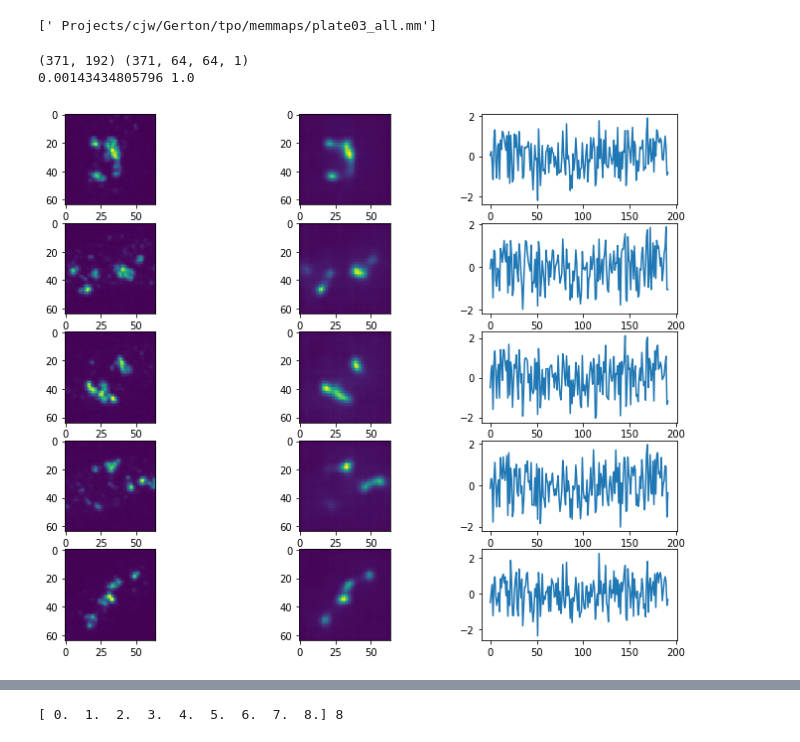
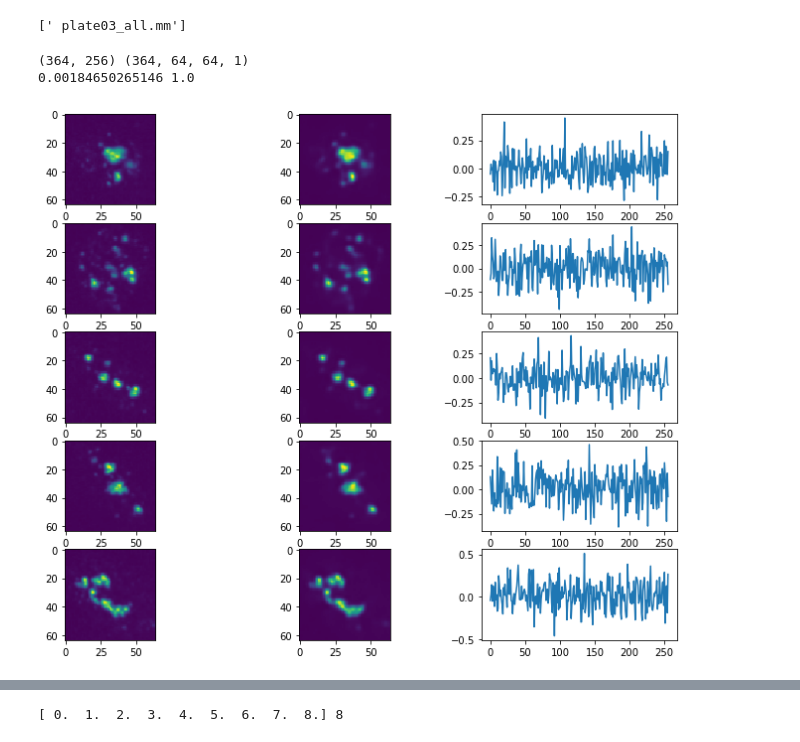
Before and after one commit to cwood1967/DeepLearning, a Jupyter notebook: autoencoder/infer.ipynb, the cells around one changed output, grey strips where cells are left out. Drawn from its saved outputs; the diff is of its cells as text; code cells hidden in the pictures.

```diff
--- a/autoencoder/infer.ipynb
+++ b/autoencoder/infer.ipynb
@@ -14,7 +14,8 @@ import utils
 # %%
 tf.reset_default_graph()
 
-cp_dir = '/Users/cjw/Projects/cjw/Gerton/tpo/checkpoints/'
+#cp_dir = '/Users/cjw/Projects/cjw/Gerton/tpo/checkpoints/'
+cp_dir = '/home/cjw/disk2cjw/PythonLib/cjwdeeplearning/autoencoder/checkpoint-2018-01-22-14-37-39/'
 width = 64
 height = 64
 nchannels = 1
@@ -23,9 +24,11 @@ channels = [2]
 batchsize = 32
 learning_rate = 0.00005
 #restore = params['restore']
-latent_size = 192
-enc_sizes = [(64, 5), (128, 3), (256,3), (512,3)]
+latent_size = 256
+enc_sizes = [(64, 5), (128, 3), (256,3), (512,3)] #, (64, 3), (128,3)] #, (32, 3), (64, 3)]
 dec_sizes = list(reversed(enc_sizes))
+# enc_sizes = [(64, 5), (128, 3), (256,3), (512,3)]
+# dec_sizes = list(reversed(enc_sizes))
 
 images = tf.placeholder(tf.float32, (None, height, width, nchannels))
 z = tf.placeholder(tf.float32, (None, latent_size))
@@ -47,8 +50,8 @@ saver = tf.train.Saver()
 
 sess = tf.Session()
 sess.run(tf.global_variables_initializer())
-saver = tf.train.import_meta_graph(cp_dir + 'a192x/autoencoder-128x-29360.meta')
-saver.restore(sess, tf.train.latest_checkpoint(cp_dir + 'a192x'))
+saver = tf.train.import_meta_graph(cp_dir + 'autoencoder-256x-99994.meta')
+saver.restore(sess, tf.train.latest_checkpoint(cp_dir + ''))
 saver
 # %% [output]
 Encoder False
@@ -59,6 +62,6 @@ INFO:tensorflow:Restoring parameters from /Users/cjw/Projects/cjw/Gerton/tpo/che
 <tensorflow.python.training.saver.Saver at 0x...>
 # %%
-datafile = "/Users/cjw/Projects/cjw/Gerton/tpo/plate03_all_cells.csv"
+datafile = "/home/cjw/disk2cjw/Data/nucleolus/plate03_all_cells.csv"
 df = utils.read_data_file(datafile)
 df.head()
 # %% [output]
@@ -71,6 +74,6 @@ df.head()
 # %%
-datadir = "/Users/cjw/Projects/cjw/Gerton/tpo/"
-datafile = datadir + "plate03_all_cells.csv"
+datadir = "/home/cjw/disk2cjw/Data/nucleolus/"
+# datafile = datadir + "plate03_all_cells.csv"
 df = utils.read_data_file(datafile)
 
 mf = df['mmfile']
@@ -91,27 +94,27 @@ m2 = np.memmap(mmfilename, dtype='float32', offset=128,
 
 mmdict = {"plate03_all.mm": m2}
 # %% [output]
-[' Projects/cjw/Gerton/tpo/memmaps/plate03_all.mm']
+[' plate03_all.mm']
 # %%
 vv = utils.getWell(mmdict,
-                    df, width, 4, 5, nchannels, channels=channels)
+                    df, width, 6, 5, nchannels, channels=channels)
 
 
 xhe = sess.run(enc, feed_dict={images:vv})
 xdd = sess.run(sdd, feed_dict={enc:xhe})
 f = plt.figure(figsize=(12, 40))
 print(xhe.shape, xdd.shape)
 print(np.amin(vv),np.amax(vv))
 for i in range(5):
     plt.subplot(20,3,i*3 + 1)
     plt.imshow(vv[i,:,:,0])
     plt.subplot(20,3,i*3 + 2)
     plt.imshow(xdd[i,:,:,0])
     plt.subplot(20,3,i*3 + 3)
     plt.plot(xhe[i])
 # %% [output]
-(371, 192) (371, 64, 64, 1)
-0.00143434805796 1.0
+(364, 256) (364, 64, 64, 1)
+0.00184650265146 1.0
-[figure, old version]
+[figure, new version]
 # %%
 # dv = {0:(3,4), 1:(4,3), 2:(6,7), 3:(7,13), 4:(7, 2), 5:(8,3), 6:(12,4), 7:(9,5)}
```
Also changed, not shown: parts of 11 cells of this notebook, 2 other files.
